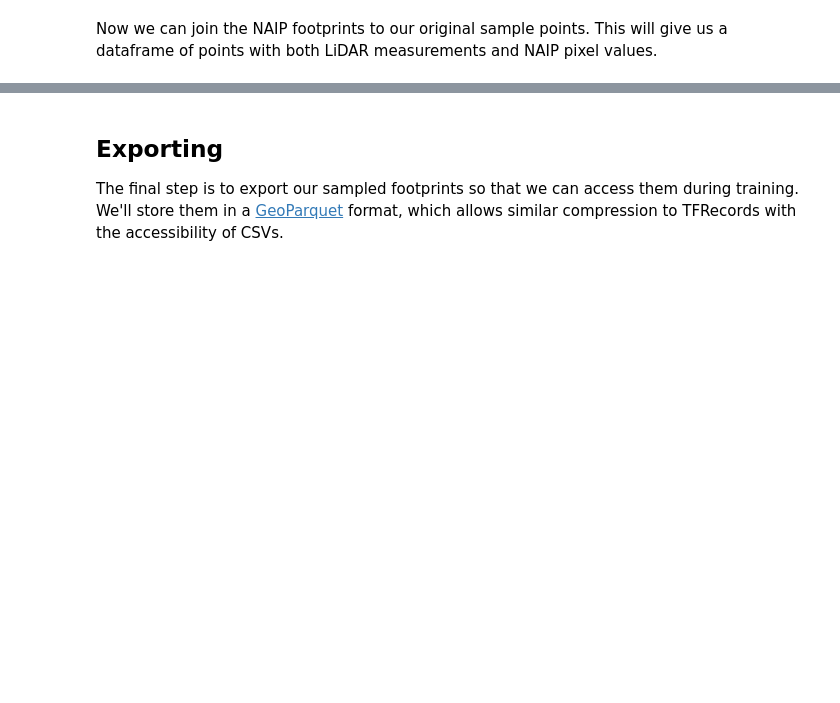
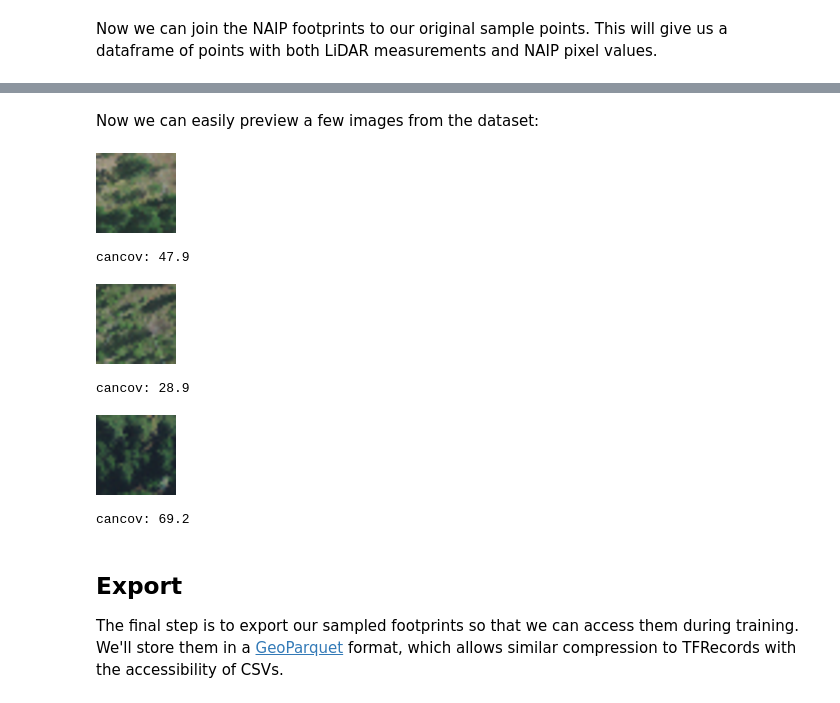
Before and after one commit to lemma-osu/naip-cnn, a Jupyter notebook: notebooks/01_sampling.ipynb, the cells around one changed output, grey strips where cells are left out. Cells and saved outputs as stored; diff of their text form; code cells hidden in the pictures; blank space fills up the shorter version.

```diff
--- a/notebooks/01_sampling.ipynb
+++ b/notebooks/01_sampling.ipynb
@@ -90,9 +84,9 @@ naip_mosaic = (
 # %% [markdown]
 Now we can extract pixel values in the 30x30 footprint covering each sample point. This data is pulled from Earth Engine servers, so it may take a minute to extract. The `chunk_size` parameter is used to split the samples to avoid Earth Engine limits. Chunks are downloaded in parallel, so smaller sizes can yield faster downloads.
 # %%
-footprints = sampling.extract_footprints_from_dataframe(
+naip_samples = sampling.extract_footprints_from_dataframe(
     img=naip_mosaic,
-    df=samples,
+    df=lidar_samples,
     dims=FOOTPRINT_SIZE,
     proj=proj,
     chunk_size=1000,
@@ -100,7 +94,7 @@ footprints = sampling.extract_footprints_from_dataframe(
 # %% [markdown]
 Now we can join the NAIP footprints to our original sample points. This will give us a dataframe of points with both LiDAR measurements and NAIP pixel values.
 # %%
-data = pd.merge(samples, footprints, on="id")
-data.head()
+samples = pd.merge(lidar_samples, naip_samples, on="id")
+samples.head()
 # %% [output]
 |  | geometry | cancov | id | B | G | N | R |
@@ -114,3 +105,0 @@ We can use the `preview_footprint` function to get an idea of what our footprint
-# %%
-for _, footprint in data.sample(n=3).iterrows():
-    sampling.preview_footprint(footprint, figsize=(2, 2), shape=(64, 64))
@@ -121,4 +110,22 @@ for _, footprint in data.sample(n=3).iterrows():
+# %%
+samples["image"] = samples.apply(
+    lambda row: sampling.footprint_to_bytes(footprint=row, shape=FOOTPRINT_SIZE), axis=1
+)
+samples = samples.drop(columns=["N", "R", "G", "B"])
+# %% [markdown]
+Now we can easily preview a few images from the dataset:
+# %%
+for _, footprint in samples.sample(n=3).iterrows():
+    Image.open(io.BytesIO(footprint.image)).convert("RGB").resize((80, 80)).show()
+    print(f"cancov: {footprint.cancov:.1f}")
+# %% [output]
+[figure, added]
+cancov: 47.9
+[figure, added]
+cancov: 28.9
+[figure, added]
+cancov: 69.2
 # %% [markdown]
-## Exporting
+## Export
 
 The final step is to export our sampled footprints so that we can access them during training. We'll store them in a [GeoParquet](https://geoparquet.org/) format, which allows similar compression to TFRecords with the accessibility of CSVs.
```
Also changed, not shown: parts of 14 cells of this notebook, 2 other files.
